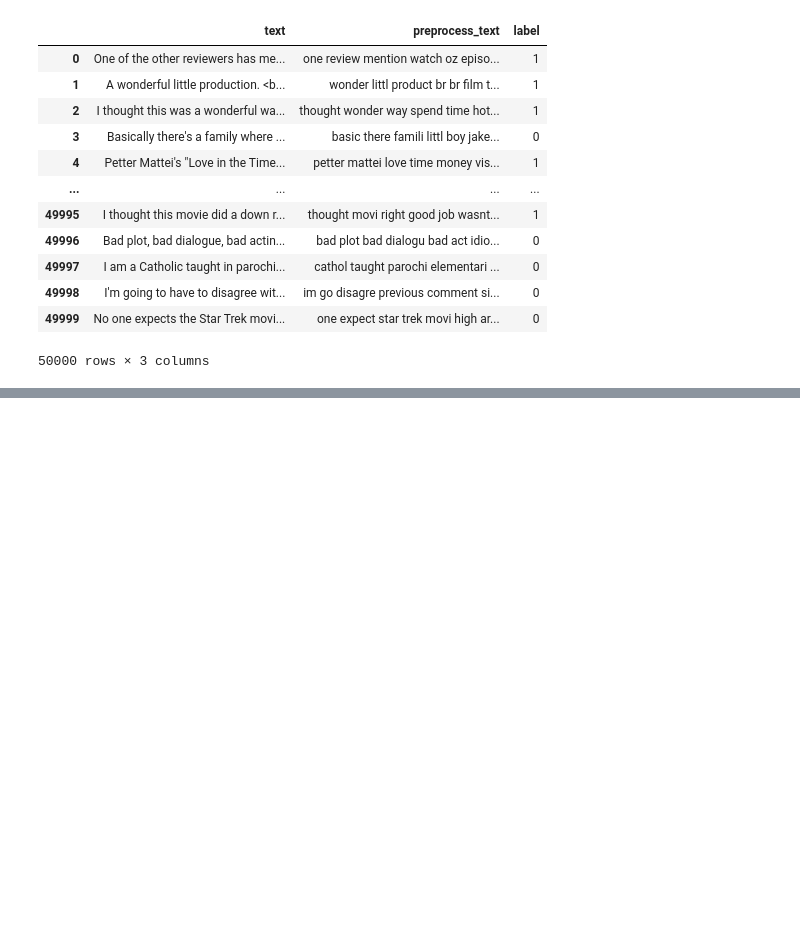
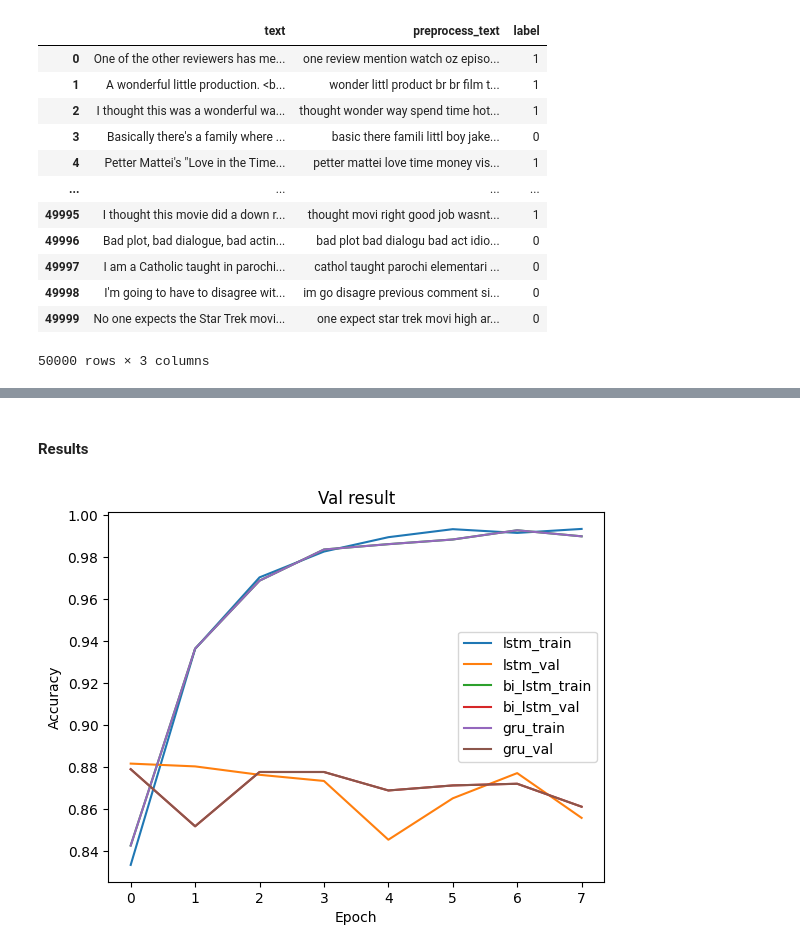
Before and after one commit to AliSultanov2000/Education, a Jupyter notebook: nlp/text_classifiacation.ipynb, the cells around one changed output, grey strips where cells are left out. Saved outputs shown, nothing was run; the diff lists cells and outputs as text; code cells hidden in the pictures; blank space fills up the shorter version.

```diff
--- a/nlp/text_classifiacation.ipynb
+++ b/nlp/text_classifiacation.ipynb
@@ -431,0 +601,13 @@ print(f'{lstm_model.name} accuracy: {lstm_model.evaluate(X_test_seq, y_test, ver
+# %% [markdown]
+#### Results
+# %%
+def plot_metric_per_epoch(df: pd.DataFrame):
+    fig, ax = plt.subplots()
+    ax.set(title='Val result', xlabel='Epoch', ylabel='Accuracy')
+    for column in df.columns:
+        ax.plot(df[column], label=column)
+    ax.legend()
+
+plot_metric_per_epoch(df)
+# %% [output]
+[figure, added]
```
Also changed, not shown: parts of 26 cells of this notebook.
